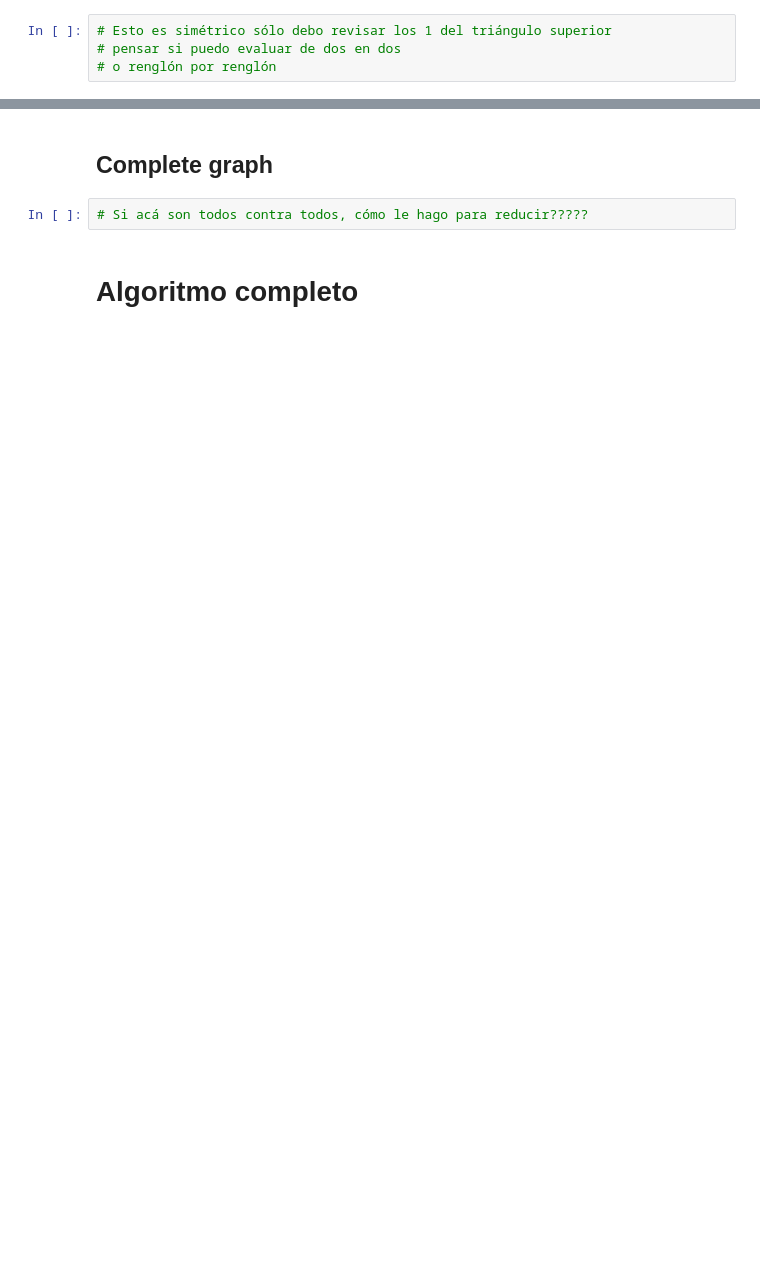
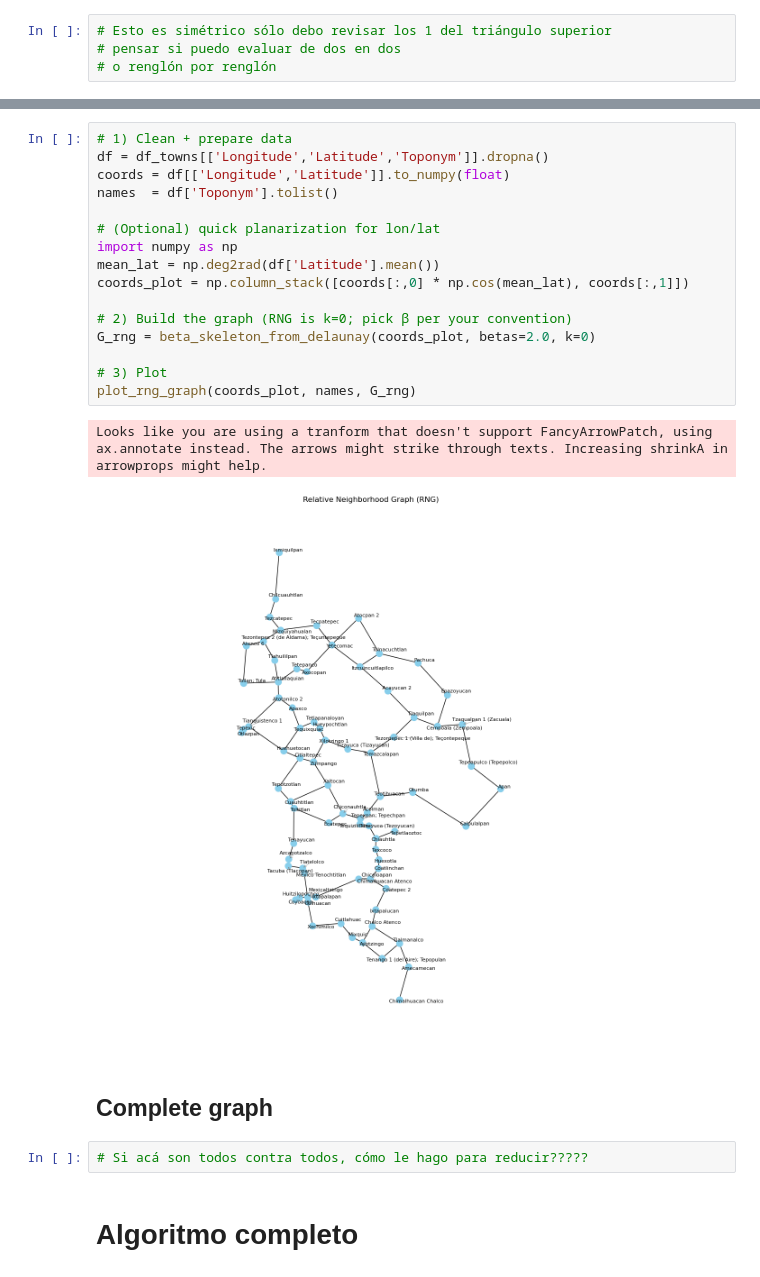
Before and after one commit to SaraLuzVC/Tesis-ITAM, a Jupyter notebook: Notebooks/Algoritmo_Rao_2.ipynb, the cells around one changed output, grey strips where cells are left out. Saved outputs shown, nothing was run; the diff lists cells and outputs as text; blank space fills up the shorter version.

```diff
--- a/Notebooks/Algoritmo_Rao_2.ipynb
+++ b/Notebooks/Algoritmo_Rao_2.ipynb
@@ -379,3 +588,22 @@ array([[ 0,  1],
+# %%
+# 1) Clean + prepare data
+df = df_towns[['Longitude','Latitude','Toponym']].dropna()
+coords = df[['Longitude','Latitude']].to_numpy(float)
+names  = df['Toponym'].tolist()
+
+# (Optional) quick planarization for lon/lat
+import numpy as np
+mean_lat = np.deg2rad(df['Latitude'].mean())
+coords_plot = np.column_stack([coords[:,0] * np.cos(mean_lat), coords[:,1]])
+
+# 2) Build the graph (RNG is k=0; pick β per your convention)
+G_rng = beta_skeleton_from_delaunay(coords_plot, betas=2.0, k=0)
+
+# 3) Plot
+plot_rng_graph(coords_plot, names, G_rng)
+# %% [output]
+Looks like you are using a tranform that doesn't support FancyArrowPatch, using ax.annotate instead. The arrows might strike through texts. Increasing shrinkA in arrowprops might help.
+[figure, added]
 # %% [markdown]
 ## Complete graph
 # %%
```
Also changed, not shown: parts of 8 cells of this notebook.
